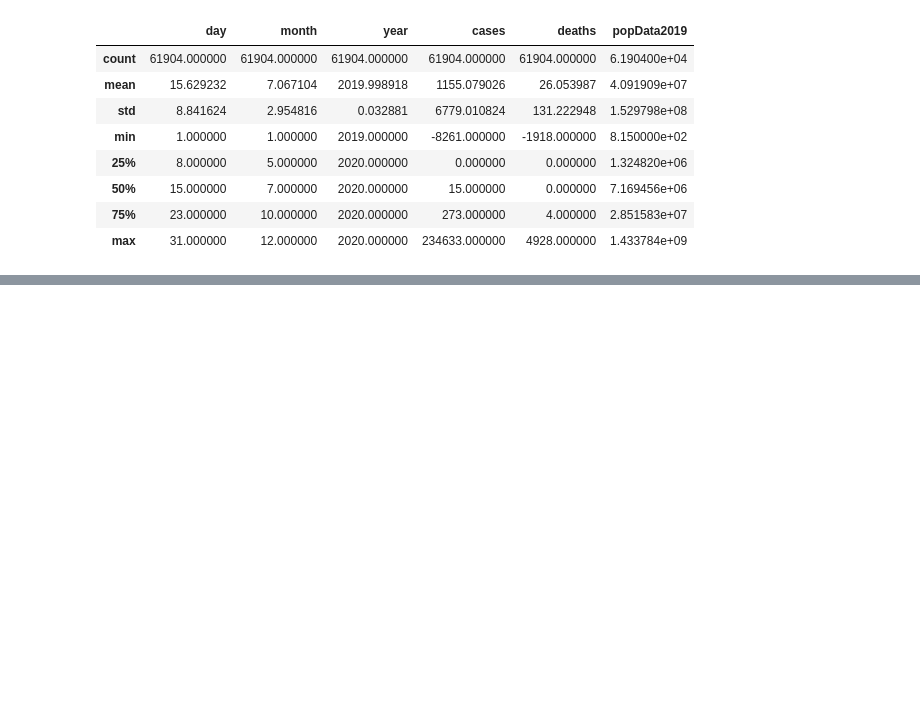
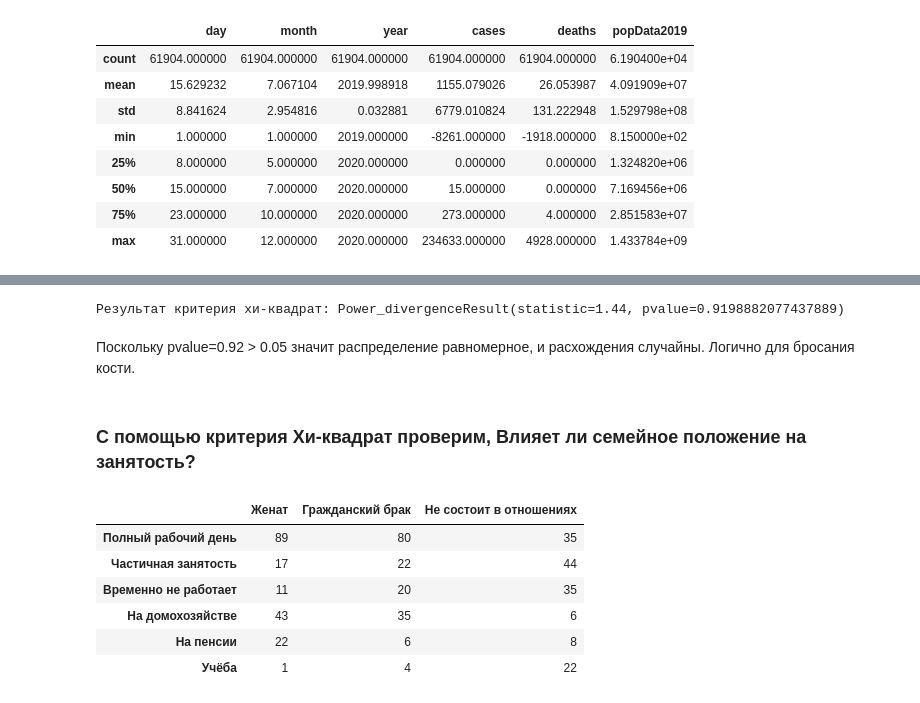
Before and after one commit to Dyaika/mirea_bigdata, a Jupyter notebook: Practive3_RazshildyaevAM.ipynb, the cells around one changed output, grey strips where cells are left out. Drawn from its saved outputs; the diff is of its cells as text; code cells hidden in the pictures; blank space fills up the shorter version.

```diff
--- a/Practive3_RazshildyaevAM.ipynb
+++ b/Practive3_RazshildyaevAM.ipynb
@@ -368,0 +477,25 @@ df2.describe()
+# %%
+observed = [97, 98, 109, 95, 97, 104]
+expected = [100] * 6
+chi = chisquare(f_obs=observed, f_exp=expected)
+print("Результат критерия хи-квадрат:", chi)
+# %% [output]
+Результат критерия хи-квадрат: Power_divergenceResult(statistic=1.44, pvalue=0.9198882077437889)
+# %% [markdown]
+Поскольку pvalue=0.92 > 0.05 значит распределение равномерное, и расхождения случайны. Логично для бросания кости.
+# %% [markdown]
+### С помощью критерия Хи-квадрат проверим, Влияет ли семейное положение на занятость?
+# %%
+data = pd.DataFrame({'Женат': [89,17,11,43,22,1],
+'Гражданский брак': [80,22,20,35,6,4],
+'Не состоит в отношениях': [35,44,35,6,8,22]})
+data.index = ['Полный рабочий день','Частичная занятость','Временно не работает','На домохозяйстве','На пенсии','Учёба']
+data
+# %% [output]
+|  | Женат | Гражданский брак | Не состоит в отношениях |
+| Полный рабочий день | 89 | 80 | 35 |
+| Частичная занятость | 17 | 22 | 44 |
+| Временно не работает | 11 | 20 | 35 |
+| На домохозяйстве | 43 | 35 | 6 |
+| На пенсии | 22 | 6 | 8 |
+| Учёба | 1 | 4 | 22 |
```
Also changed, not shown: parts of 26 cells of this notebook.
